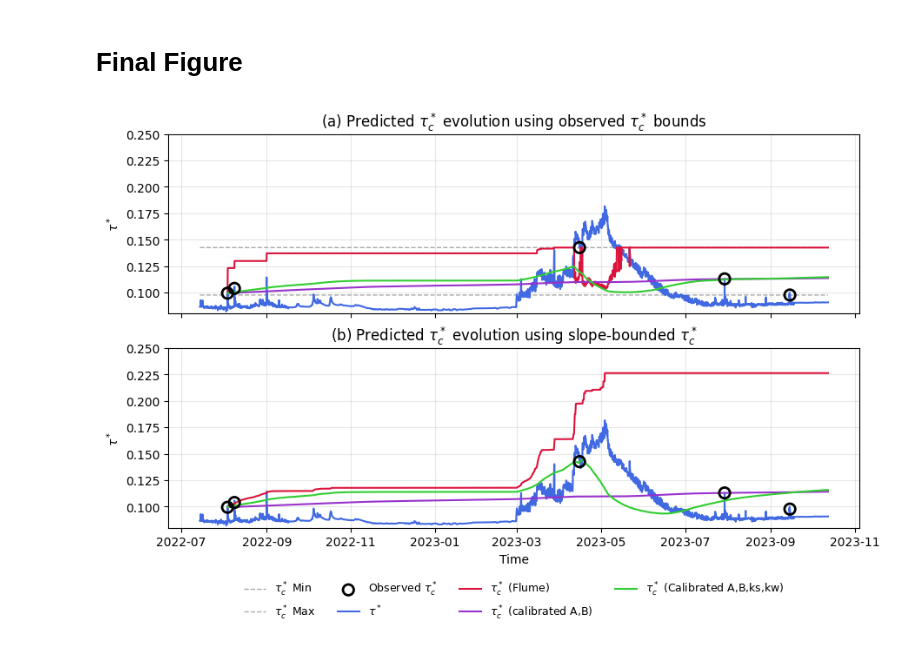
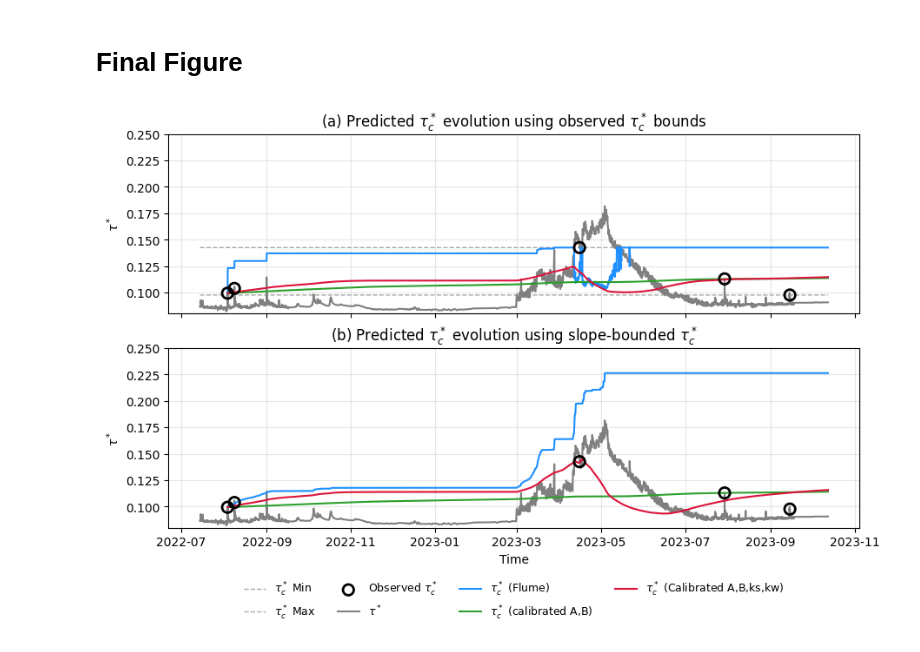
Before and after one commit to nicole-hucke/tauc_plots, a Jupyter notebook: figure6/predictive_model_field.ipynb, the cells around one changed output. Cells and saved outputs as stored; diff of their text form; code cells hidden in the pictures.

Commit message:
figure 6 and 8 final details for draft 1

```diff
--- a/figure6/predictive_model_field.ipynb
+++ b/figure6/predictive_model_field.ipynb
@@ -582,39 +582,39 @@ ax_top.plot(tau_c_pred_series1.index, [tauc_min_lajara] * len(tau_c_pred_series1
     color='darkgray', linestyle='--', label=r'$\tau_c^*$ Min', linewidth=1)
 ax_top.plot(tau_c_pred_series1.index, [tauc_max_lajara] * len(tau_c_pred_series1),
     color='darkgray', linestyle='--', label=r'$\tau_c^*$ Max', linewidth=1)
 ax_top.scatter(tauc_events.index, tauc_obs_lajara, facecolors='none', edgecolors='black',
     s=80, linewidth=2, label=r'Observed $\tau^*_c$', zorder=5)
-ax_top.plot(tau_star_series.index, tau_star_series.values, color='royalblue', label=r'$\tau^*$', linewidth=1.5)
-ax_top.plot(tau_c_pred_series1.index, tau_c_pred_series1.values, color='crimson', label=r'$\tau_c^*$ (Flume)', linewidth=1.5)
-ax_top.plot(tau_c_pred_series2.index, tau_c_pred_series2.values, color='darkorchid', label=r'$\tau_c^*$ (calibrated A,B)', linewidth=1.5)
-ax_top.plot(tau_c_pred_series3.index, tau_c_pred_series3.values, color='limegreen', label=r'$\tau_c^*$ (Calibrated A,B,ks,kw)', linewidth=1.5)
+ax_top.plot(tau_star_series.index, tau_star_series.values, color='gray', label=r'$\tau^*$', linewidth=1.5)
+ax_top.plot(tau_c_pred_series1.index, tau_c_pred_series1.values, color='dodgerblue', label=r'$\tau_c^*$ (Flume)', linewidth=1.5)
+ax_top.plot(tau_c_pred_series2.index, tau_c_pred_series2.values, color='#2ca02c', label=r'$\tau_c^*$ (calibrated A,B)', linewidth=1.5)
+ax_top.plot(tau_c_pred_series3.index, tau_c_pred_series3.values, color='crimson', label=r'$\tau_c^*$ (Calibrated A,B,ks,kw)', linewidth=1.5)
 ax_top.set_ylabel(r'$\tau^*$', fontsize=10)
 ax_top.set_ylim(0.08, 0.25)
 ax_top.grid(True, alpha=0.3)
 ax_top.set_title(r'(a) Predicted $\tau_c^*$ evolution using observed $\tau_c^*$ bounds', fontsize=12)
 
 # bottom pannel - slope bounded tc
 tauc_min_lajara_slope = 0.0343
 tauc_max_lajara_slope = 0.3435
 
 ax_bottom.plot(tau_c_pred_series4.index, [tauc_min_lajara_slope] * len(tau_c_pred_series4),
     color='darkgray', linestyle='--', label=r'$\tau_c^*$ Min', linewidth=1)
 ax_bottom.plot(tau_c_pred_series4.index, [tauc_max_lajara_slope] * len(tau_c_pred_series4),
     color='darkgray', linestyle='--', label=r'$\tau_c^*$ Max', linewidth=1)
 ax_bottom.scatter(tauc_events.index, tauc_obs_lajara, facecolors='none', edgecolors='black',
     s=80, linewidth=2, label=r'Observed $\tau^*_c$', zorder=5)
-ax_bottom.plot(tau_star_series.index, tau_star_series.values, color='royalblue', label=r'$\tau^*$', linewidth=1.5)
-ax_bottom.plot(tau_c_pred_series4.index, tau_c_pred_series4.values, color='crimson', label=r'$\tau_c^*$ (Flume)', linewidth=1.5)
-ax_bottom.plot(tau_c_pred_series5.index, tau_c_pred_series5.values, color='darkorchid', label=r'$\tau_c^*$ (calibrated A,B)', linewidth=1.5)
-ax_bottom.plot(tau_c_pred_series6.index, tau_c_pred_series6.values, color='limegreen', label=r'$\tau_c^*$ (Calibrated A,B,ks,kw)', linewidth=1.5)
+ax_bottom.plot(tau_star_series.index, tau_star_series.values, color='gray', label=r'$\tau^*$', linewidth=1.5)
+ax_bottom.plot(tau_c_pred_series4.index, tau_c_pred_series4.values, color='dodgerblue', label=r'$\tau_c^*$ (Flume)', linewidth=1.5)
+ax_bottom.plot(tau_c_pred_series5.index, tau_c_pred_series5.values, color='#2ca02c', label=r'$\tau_c^*$ (calibrated A,B)', linewidth=1.5)
+ax_bottom.plot(tau_c_pred_series6.index, tau_c_pred_series6.values, color='crimson', label=r'$\tau_c^*$ (Calibrated A,B,ks,kw)', linewidth=1.5)
 ax_bottom.set_ylabel(r'$\tau^*$', fontsize=10)
 ax_bottom.set_ylim(0.08, 0.25)
 ax_bottom.set_xlabel('Time', fontsize=10)
 ax_bottom.grid(True, alpha=0.3)
 ax_bottom.set_title(r'(b) Predicted $\tau_c^*$ evolution using slope-bounded $\tau_c^*$', fontsize=12)
 ax_bottom.legend(fontsize=9, loc='upper center', bbox_to_anchor=(0.5, -0.24), ncol=4, frameon=False)
 
 
 plt.show()
 # %% [output]
-[figure, old version]
+[figure, new version]
```
Also changed, not shown: 1 other file.
